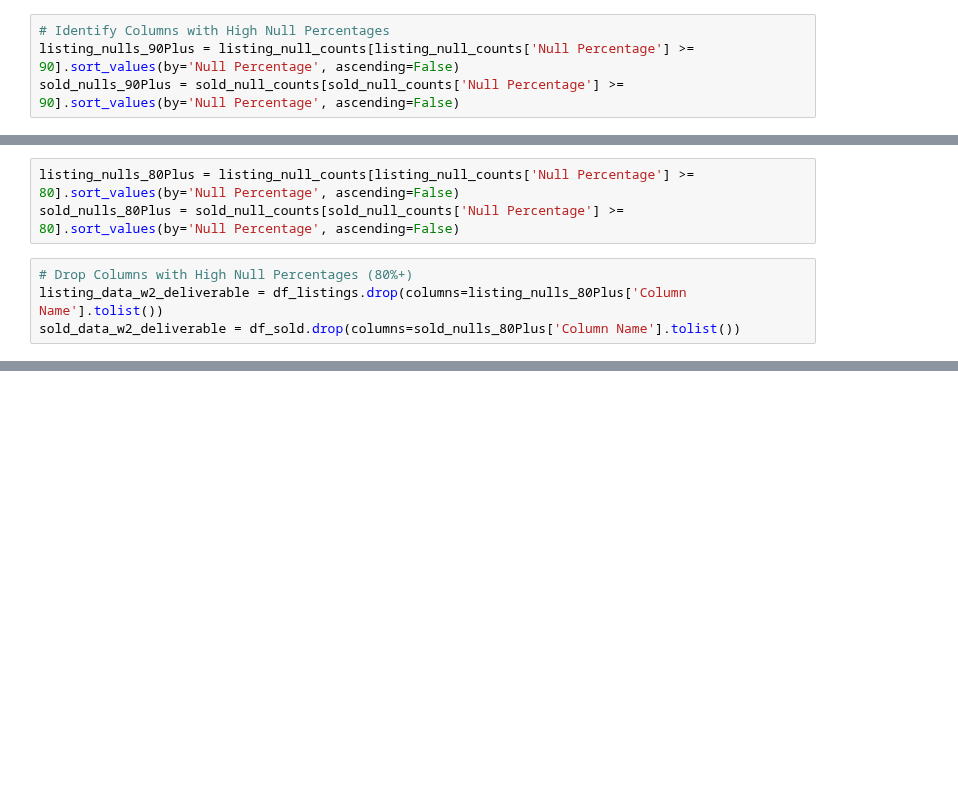
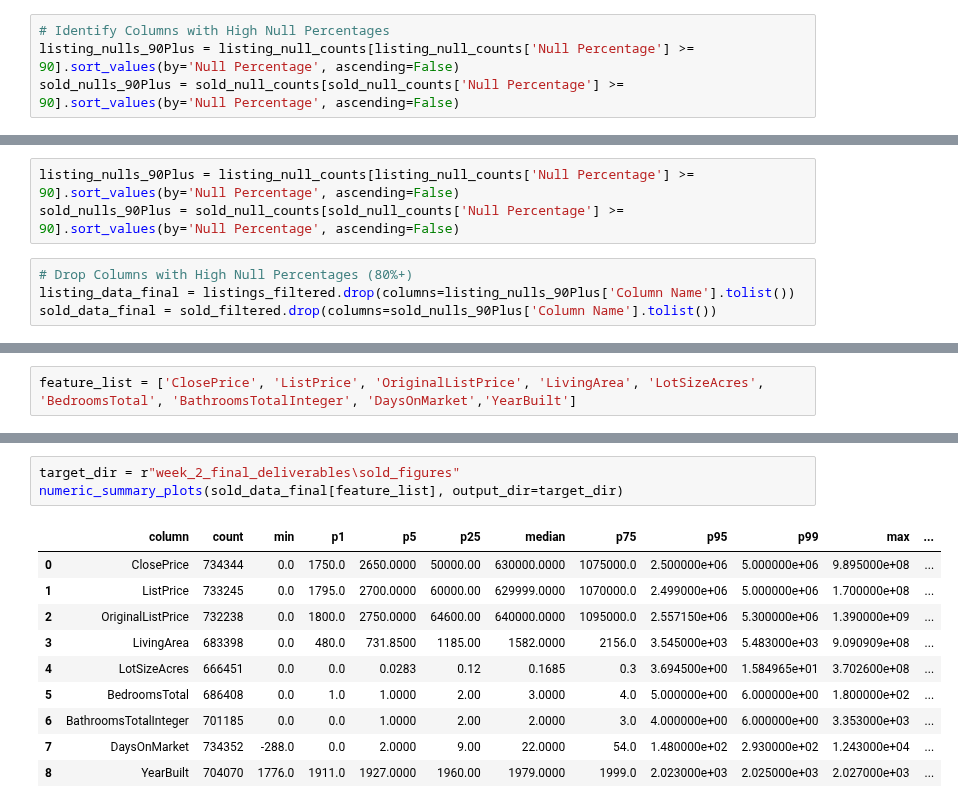
Before and after one commit to eliz-liu/IDX-Exchange-Data-Analyst, a Jupyter notebook: week_2_final_deliverables/w2_final_deliverable.ipynb, the cells around one changed output, grey strips where cells are left out. Cells and saved outputs as stored; diff of their text form; blank space fills up the shorter version.

```diff
--- a/week_2_final_deliverables/w2_final_deliverable.ipynb
+++ b/week_2_final_deliverables/w2_final_deliverable.ipynb
@@ -111,7 +138,7 @@ FireplacesTotal,TaxAnnualAmount,AboveGradeFinishedArea,TaxYear,CoveredSpaces,Mid
 # %%
-listing_nulls_80Plus = listing_null_counts[listing_null_counts['Null Percentage'] >= 80].sort_values(by='Null Percentage', ascending=False)
-sold_nulls_80Plus = sold_null_counts[sold_null_counts['Null Percentage'] >= 80].sort_values(by='Null Percentage', ascending=False)
+listing_nulls_90Plus = listing_null_counts[listing_null_counts['Null Percentage'] >= 90].sort_values(by='Null Percentage', ascending=False)
+sold_nulls_90Plus = sold_null_counts[sold_null_counts['Null Percentage'] >= 90].sort_values(by='Null Percentage', ascending=False)
 # %%
 # Drop Columns with High Null Percentages (80%+)
-listing_data_w2_deliverable = df_listings.drop(columns=listing_nulls_80Plus['Column Name'].tolist())
-sold_data_w2_deliverable = df_sold.drop(columns=sold_nulls_80Plus['Column Name'].tolist())
+listing_data_final = listings_filtered.drop(columns=listing_nulls_90Plus['Column Name'].tolist())
+sold_data_final = sold_filtered.drop(columns=sold_nulls_90Plus['Column Name'].tolist())
@@ -121,0 +151,2 @@ sold_data_w2_deliverable.to_csv('sold_data_w2_deliverable.csv', index=False)
+# %%
+feature_list = ['ClosePrice', 'ListPrice', 'OriginalListPrice', 'LivingArea', 'LotSizeAcres', 'BedroomsTotal', 'BathroomsTotalInteger', 'DaysOnMarket','YearBuilt']
@@ -121,0 +209,14 @@ sold_data_w2_deliverable.to_csv('sold_data_w2_deliverable.csv', index=False)
+# %%
+target_dir = r"week_2_final_deliverables\sold_figures"
+numeric_summary_plots(sold_data_final[feature_list], output_dir=target_dir)
+# %% [output]
+|  | column | count | min | p1 | p5 | p25 | median | p75 | p95 | p99 | max | ... |
+| 0 | ClosePrice | 734344 | 0.0 | 1750.0 | 2650.0000 | 50000.00 | 630000.0000 | 1075000.0 | 2.500000e+06 | 5.000000e+06 | 9.895000e+08 | ... |
+| 1 | ListPrice | 733245 | 0.0 | 1795.0 | 2700.0000 | 60000.00 | 629999.0000 | 1070000.0 | 2.499000e+06 | 5.000000e+06 | 1.700000e+08 | ... |
+| 2 | OriginalListPrice | 732238 | 0.0 | 1800.0 | 2750.0000 | 64600.00 | 640000.0000 | 1095000.0 | 2.557150e+06 | 5.300000e+06 | 1.390000e+09 | ... |
+| 3 | LivingArea | 683398 | 0.0 | 480.0 | 731.8500 | 1185.00 | 1582.0000 | 2156.0 | 3.545000e+03 | 5.483000e+03 | 9.090909e+08 | ... |
+| 4 | LotSizeAcres | 666451 | 0.0 | 0.0 | 0.0283 | 0.12 | 0.1685 | 0.3 | 3.694500e+00 | 1.584965e+01 | 3.702600e+08 | ... |
+| 5 | BedroomsTotal | 686408 | 0.0 | 1.0 | 1.0000 | 2.00 | 3.0000 | 4.0 | 5.000000e+00 | 6.000000e+00 | 1.800000e+02 | ... |
+| 6 | BathroomsTotalInteger | 701185 | 0.0 | 0.0 | 1.0000 | 2.00 | 2.0000 | 3.0 | 4.000000e+00 | 6.000000e+00 | 3.353000e+03 | ... |
+| 7 | DaysOnMarket | 734352 | -288.0 | 0.0 | 2.0000 | 9.00 | 22.0000 | 54.0 | 1.480000e+02 | 2.930000e+02 | 1.243000e+04 | ... |
+| 8 | YearBuilt | 704070 | 1776.0 | 1911.0 | 1927.0000 | 1960.00 | 1979.0000 | 1999.0 | 2.023000e+03 | 2.025000e+03 | 2.027000e+03 | ... |
```
Also changed, not shown: parts of 21 cells of this notebook.
